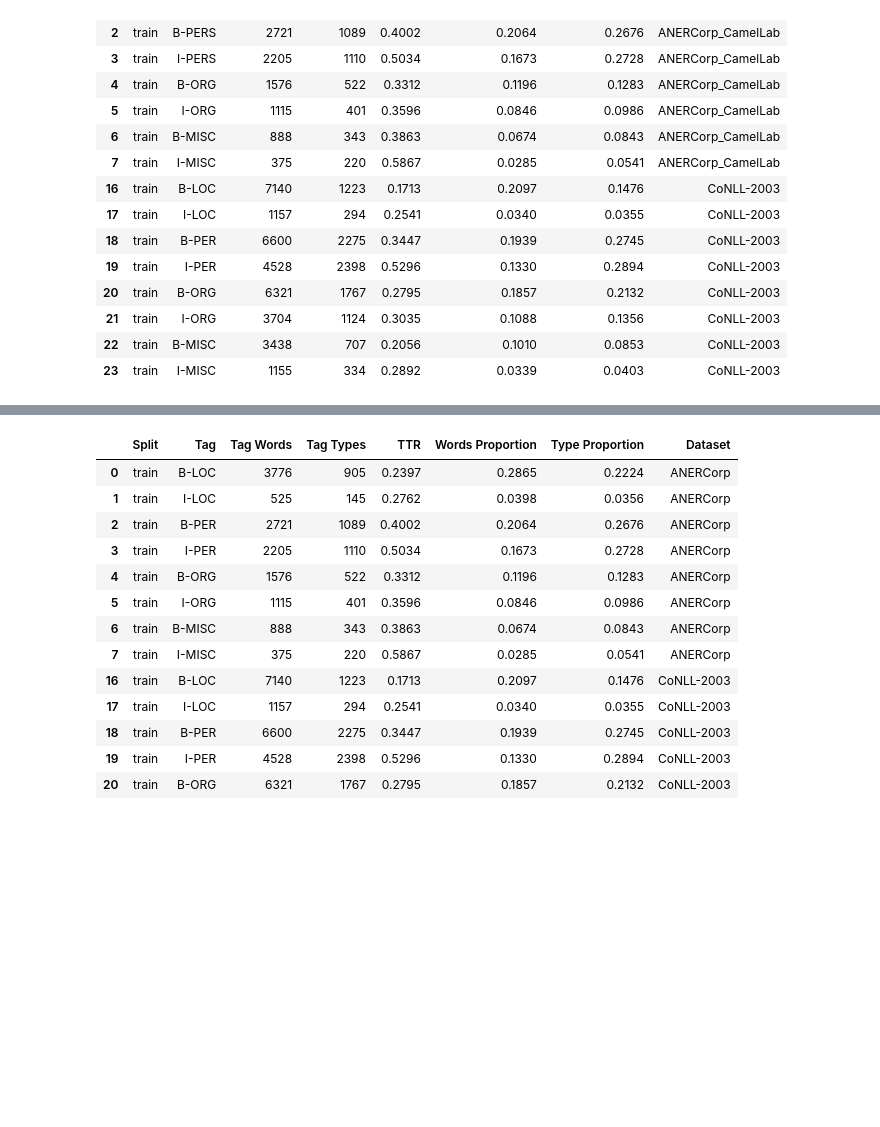
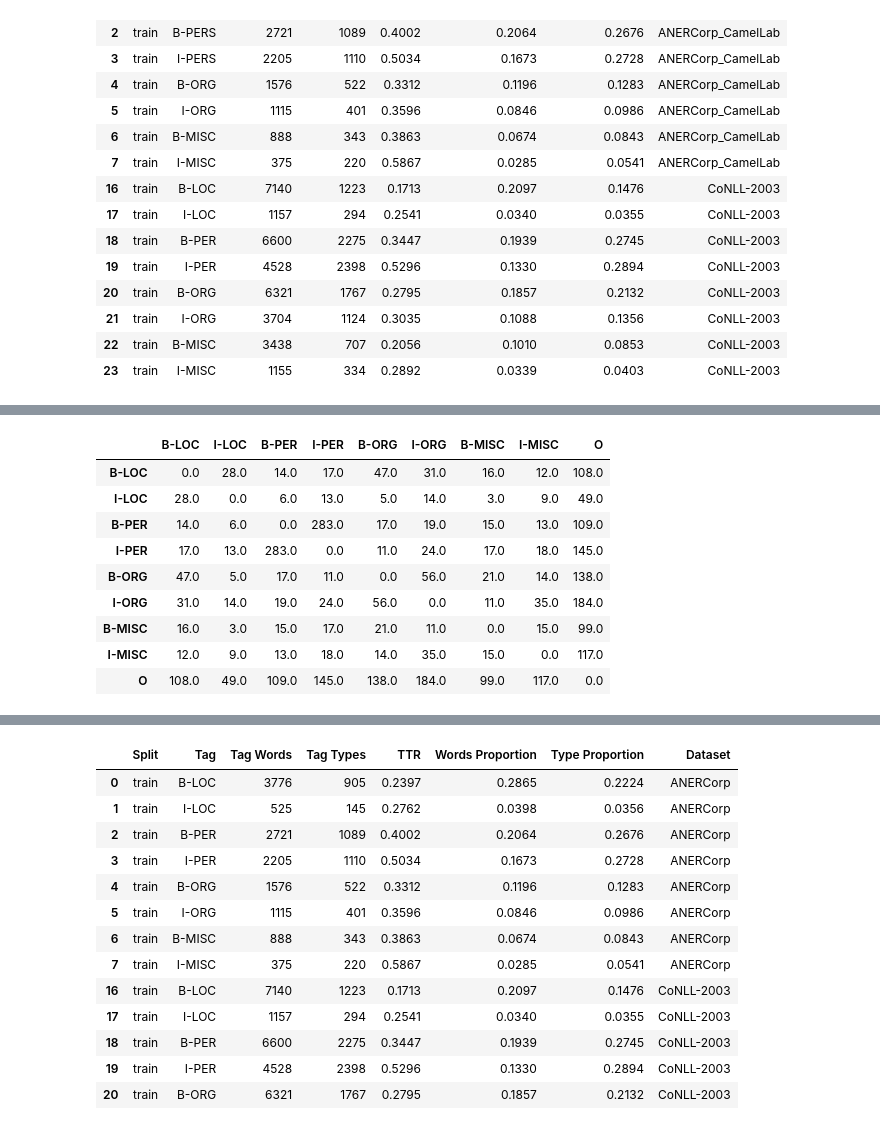
Before and after one commit to ay94/deformar-dashboard, a Jupyter notebook: notebooks/analysis/dataset_characteristics.ipynb, the cells around one changed output, grey strips where cells are left out. Saved outputs shown, nothing was run; the diff lists cells and outputs as text; code cells hidden in the pictures; blank space fills up the shorter version.

Commit message:
O overlap

```diff
--- a/notebooks/analysis/dataset_characteristics.ipynb
+++ b/notebooks/analysis/dataset_characteristics.ipynb
@@ -293,6 +293,46 @@ def extract_overlap_matrix(data):
     return overlap_matrix
 
 
+def extract_O_overlap_matrix(data):
+    """
+    Extracts an overlap matrix between entities and the O (Outside) tag.
+
+    Parameters:
+        data (list of dicts): List of sentences, where each sentence is a dictionary
+                              containing 'words' and 'tags'.
+
+    Returns:
+        overlap_matrix (DataFrame): A table showing word overlaps between entities and O.
+    """
+    # Extracting unique types for each tag, adding 'O' for the outside tag
+    tags = ['B-LOC', 'I-LOC', 'B-PER', 'I-PER', 'B-ORG', 'I-ORG', 'B-MISC', 'I-MISC', 'O']
+    tag_types = {tag: set() for tag in tags}
+
+    # Step 1: Collect words for each tag type
+    for sentence in data:
+        for word, tag in zip(sentence['words'], sentence['tags']):
+            normalised_tag = tag.replace('PERS', 'PER')  # Normalizing tags like 'PERS'
+            if normalised_tag in tag_types:
+                tag_types[normalised_tag].add(word)
+            elif tag == 'O':  # Adding words for the outside tag
+                tag_types['O'].add(word)
+
+    # Step 2: Create an empty DataFrame for the overlap matrix
+    overlap_matrix = pd.DataFrame(index=tags, columns=tags, dtype=int).fillna(0)
+
+    # Step 3: Compute the overlap for each pair of tags
+    for tag1 in tags:
+        for tag2 in tags:
+            if tag1 == tag2:
+                # Set diagonal to zero
+                overlap_matrix.loc[tag1, tag2] = 0
+            else:
+                # Intersection count for tag pairs
+                overlap_matrix.loc[tag1, tag2] = len(tag_types[tag1].intersection(tag_types[tag2]))
+
+    # Return the overlap matrix
+    return overlap_matrix
+
 
 def type_distribution(corpora, split):
     # List the datasets you are interested in analyzing
@@ -649,0 +789,13 @@ fig.show()
+# %%
+anercorp_overlap_matrix
+# %% [output]
+|  | B-LOC | I-LOC | B-PER | I-PER | B-ORG | I-ORG | B-MISC | I-MISC | O |
+| B-LOC | 0.0 | 28.0 | 14.0 | 17.0 | 47.0 | 31.0 | 16.0 | 12.0 | 108.0 |
+| I-LOC | 28.0 | 0.0 | 6.0 | 13.0 | 5.0 | 14.0 | 3.0 | 9.0 | 49.0 |
+| B-PER | 14.0 | 6.0 | 0.0 | 283.0 | 17.0 | 19.0 | 15.0 | 13.0 | 109.0 |
+| I-PER | 17.0 | 13.0 | 283.0 | 0.0 | 11.0 | 24.0 | 17.0 | 18.0 | 145.0 |
+| B-ORG | 47.0 | 5.0 | 17.0 | 11.0 | 0.0 | 56.0 | 21.0 | 14.0 | 138.0 |
+| I-ORG | 31.0 | 14.0 | 19.0 | 24.0 | 56.0 | 0.0 | 11.0 | 35.0 | 184.0 |
+| B-MISC | 16.0 | 3.0 | 15.0 | 17.0 | 21.0 | 11.0 | 0.0 | 15.0 | 99.0 |
+| I-MISC | 12.0 | 9.0 | 13.0 | 18.0 | 14.0 | 35.0 | 15.0 | 0.0 | 117.0 |
+| O | 108.0 | 49.0 | 109.0 | 145.0 | 138.0 | 184.0 | 99.0 | 117.0 | 0.0 |
```
Also changed, not shown: parts of 8 cells of this notebook.
